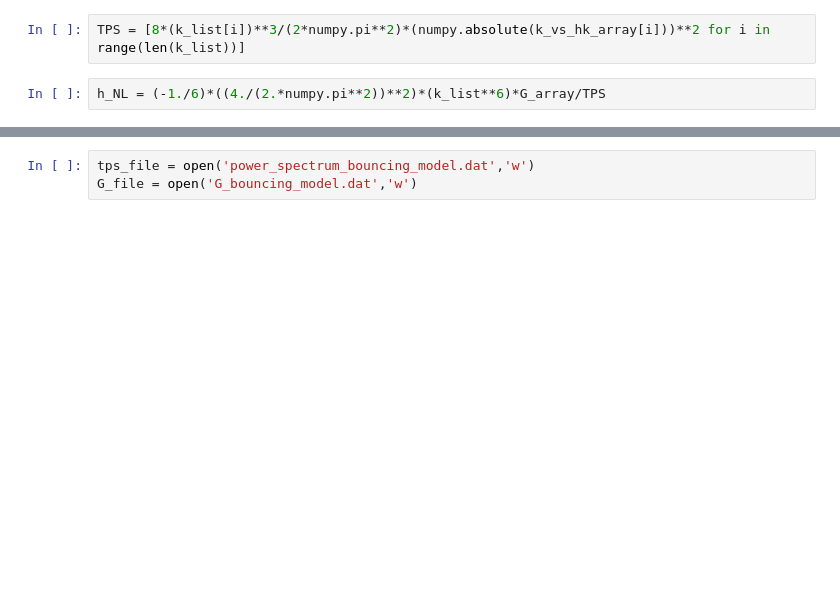
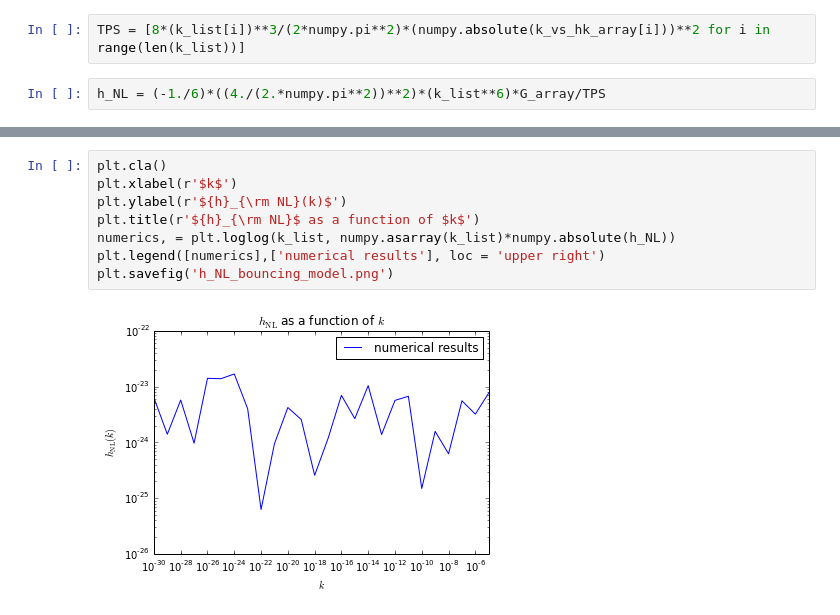
Before and after one commit to rahulporuri/project_work, a Jupyter notebook: matter_bounce/tensor_bi-spectrum.ipynb, the cells around one changed output, grey strips where cells are left out. Cells and saved outputs as stored; diff of their text form; blank space fills up the shorter version.

```diff
--- a/matter_bounce/tensor_bi-spectrum.ipynb
+++ b/matter_bounce/tensor_bi-spectrum.ipynb
@@ -190,3 +205,10 @@ plt.savefig('h_NL_bouncing_model.png')
-# %%
-tps_file = open('power_spectrum_bouncing_model.dat','w')
-G_file = open('G_bouncing_model.dat','w')
+# %%
+plt.cla()
+plt.xlabel(r'$k$')
+plt.ylabel(r'${h}_{\rm NL}(k)$')
+plt.title(r'${h}_{\rm NL}$ as a function of $k$')
+numerics, = plt.loglog(k_list, numpy.asarray(k_list)*numpy.absolute(h_NL))
+plt.legend([numerics],['numerical results'], loc = 'upper right')
+plt.savefig('h_NL_bouncing_model.png')
+# %% [output]
+[figure, added]
```
Also changed, not shown: parts of 10 cells of this notebook, 40 other files.
